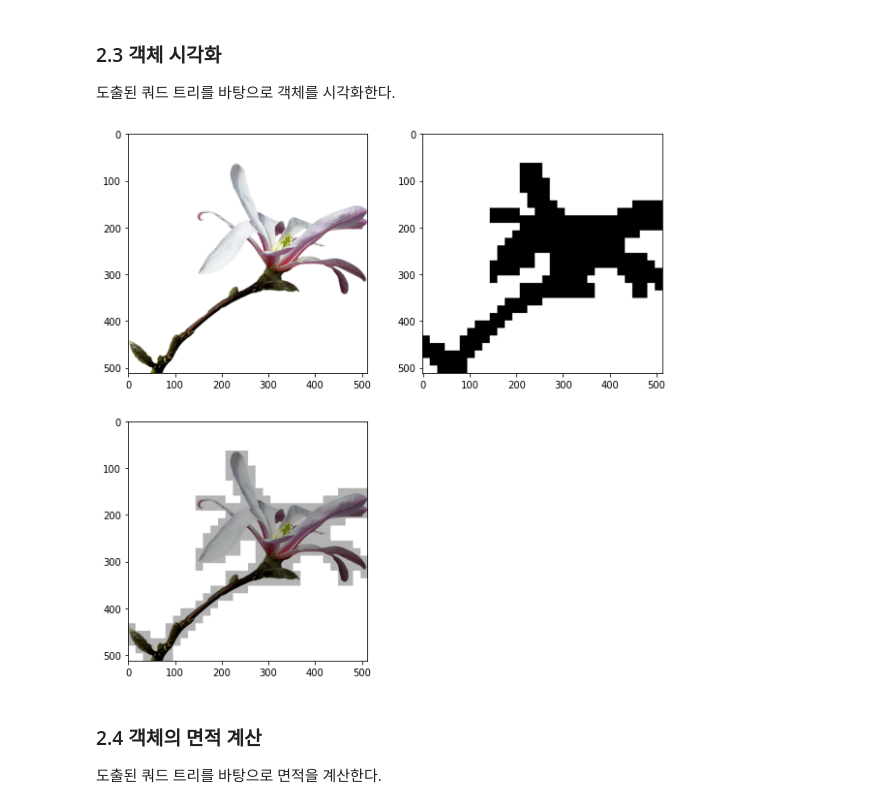
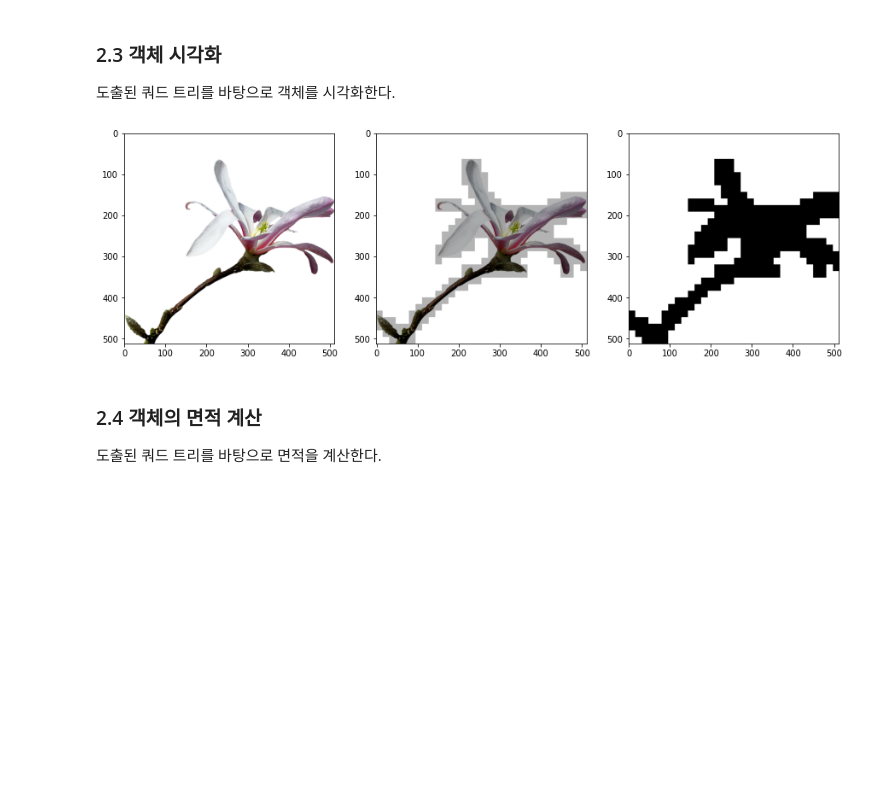
Before and after one commit to badger777/object-search-with-quadtree, a Jupyter notebook: object_search/object_search.ipynb, the cells around one changed output. Cells and saved outputs as stored; diff of their text form; code cells hidden in the pictures; blank space fills up the shorter version.

```diff
--- a/object_search/object_search.ipynb
+++ b/object_search/object_search.ipynb
@@ -193,21 +193,21 @@ print(quadtree) # quadtree_search 함수로부터 도출된 1차원 배열-쿼
 # %%
 approx_obj = draw_from_tree(max_x=max_x, max_y=max_y)
 
-plt.figure(figsize=(10, 10))
+plt.figure(figsize=(15, 5))
 
-plt.subplot(221)
+plt.subplot(131)
 plt.imshow(im)
 
-plt.subplot(222)
-plt.imshow(approx_obj)
-
-plt.subplot(223)
+plt.subplot(132)
 plt.imshow(im)
 plt.imshow(approx_obj, alpha=0.3)
 
+plt.subplot(133)
+plt.imshow(approx_obj)
+
 plt.show()
 # %% [output]
-[figure, old version]
+[figure, new version]
 # %% [markdown]
 ### 2.4 객체의 면적 계산
 도출된 쿼드 트리를 바탕으로 면적을 계산한다.
```
Also changed, not shown: parts of 1 cell of this notebook.
